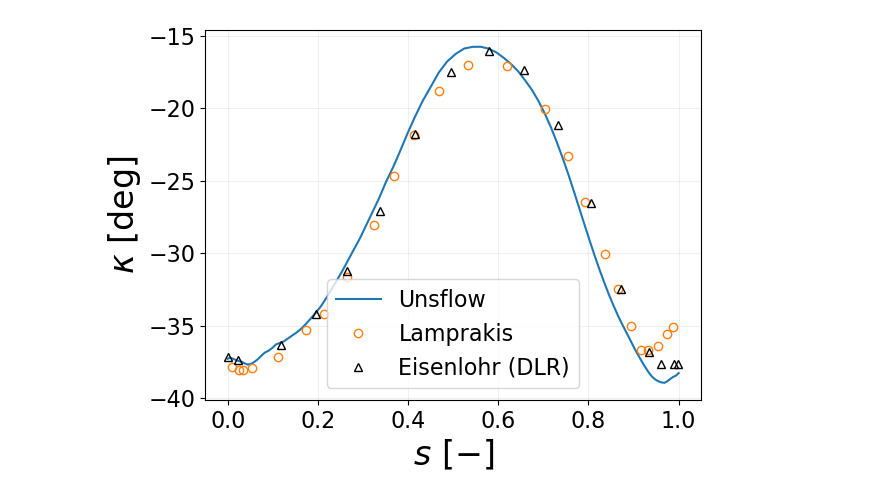
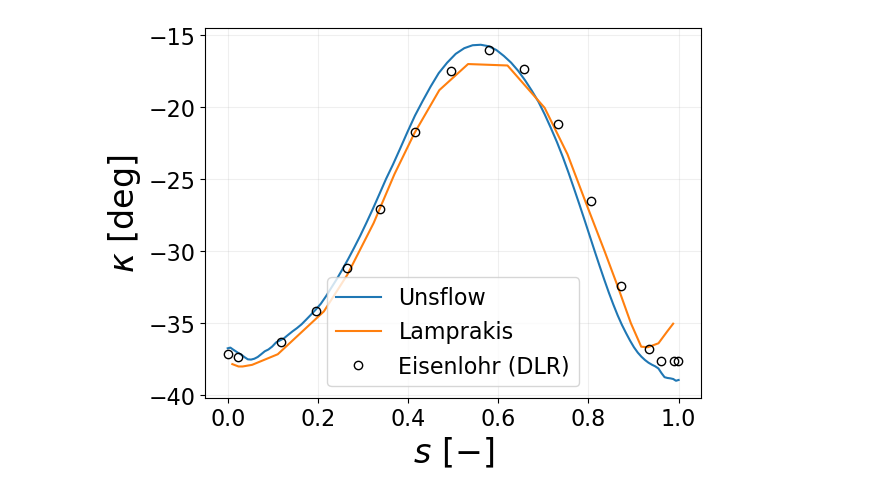
Before and after one commit to Propulsion-Power-TU-Delft/unsflow, a Jupyter notebook: Grid/testCases/DLR_SRV2/MetalAngleAnalysis/analysis.ipynb, the cells around one changed output. Saved outputs shown, nothing was run; the diff lists cells and outputs as text; code cells hidden in the pictures.

```diff
--- a/Grid/testCases/DLR_SRV2/MetalAngleAnalysis/analysis.ipynb
+++ b/Grid/testCases/DLR_SRV2/MetalAngleAnalysis/analysis.ipynb
@@ -17,17 +17,17 @@ contour_template(blade.z_grid, blade.r_grid, 180/np.pi*kappa, r'$\kappa \quad \m
 # %%
 lamprakis_hub = np.loadtxt('lamprakis_hub.csv', delimiter=',', skiprows=1)
 dlr_hub = np.loadtxt('dlr_hub.csv', delimiter=',', skiprows=1)
 
 lamprakis_shroud = np.loadtxt('lamprakis_shroud.csv', delimiter=',', skiprows=1)
 
 plt.figure()
 plt.plot(blade.streamwise_normalized_coord[:,0], 180/np.pi*blade.blade_metal_angle[:,0], label='Unsflow')
-plt.plot(lamprakis_hub[:,0], lamprakis_hub[:,1], 'C1o', mfc='none', label='Lamprakis')
-plt.plot(dlr_hub[:,0], dlr_hub[:,1]-90, 'k^', mfc='none', label='Eisenlohr (DLR)')
+plt.plot(lamprakis_hub[:,0], lamprakis_hub[:,1], 'C1', mfc='none', label='Lamprakis')
+plt.plot(dlr_hub[:,0], dlr_hub[:,1]-90, 'ko', mfc='none', label='Eisenlohr (DLR)')
 
 plt.xlabel(r'$s \ \mathrm{[-]}$')
 plt.ylabel(r'$\kappa \ \mathrm{[deg]}$')
 plt.legend()
 plt.grid(alpha=grid_opacity)
 # %% [output]
-[figure, old version]
+[figure, new version]
```
Also changed, not shown: parts of 3 cells of this notebook, 3 other files.
